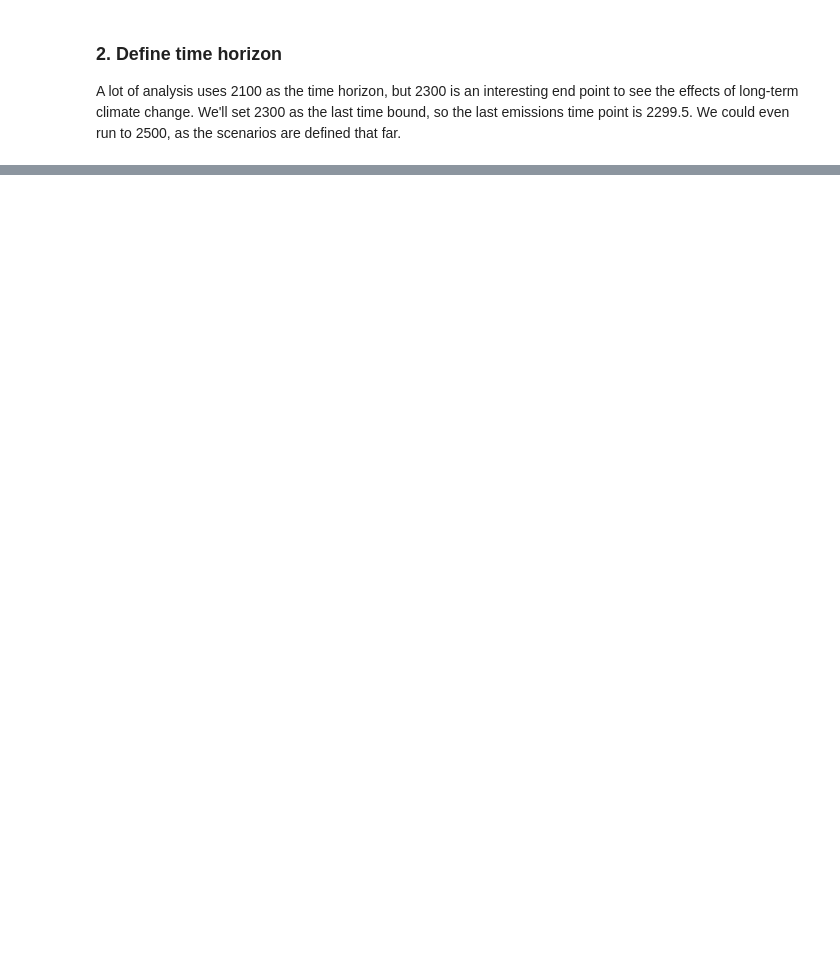
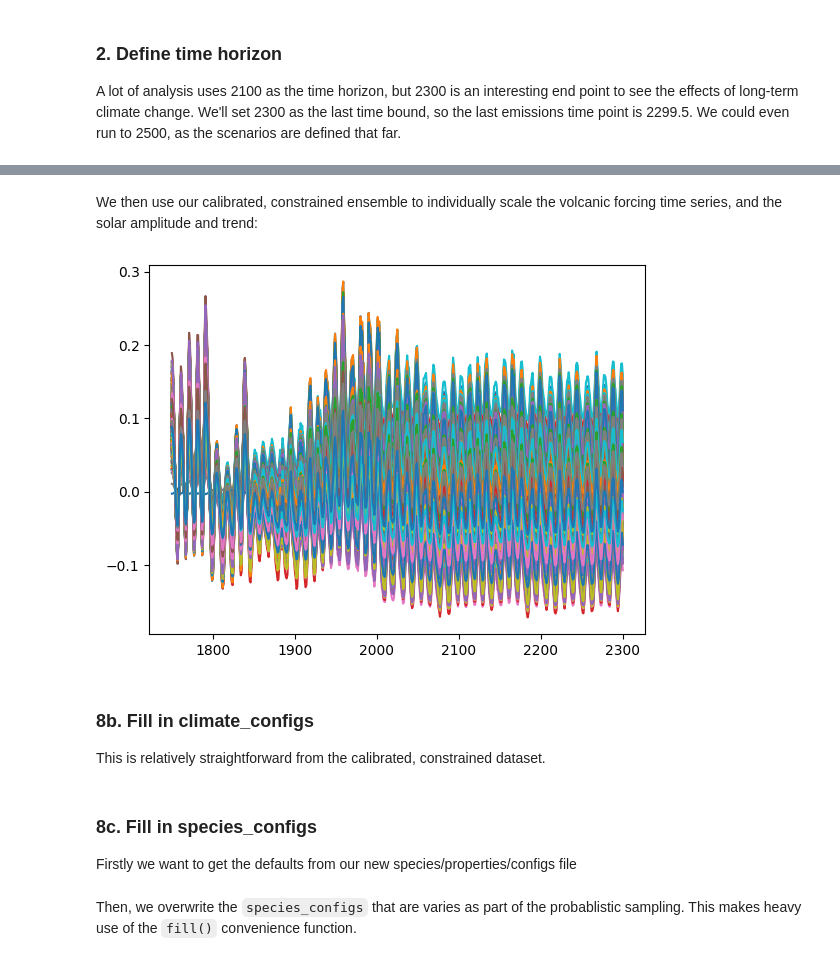
Before and after one commit to OMS-NetZero/FAIR, a Jupyter notebook: examples/calibrated_constrained_ensemble.ipynb, the cells around one changed output, grey strips where cells are left out. Cells and saved outputs as stored; diff of their text form; code cells hidden in the pictures; blank space fills up the shorter version.

Commit message:
add calibrated example

```diff
--- a/examples/calibrated_constrained_ensemble.ipynb
+++ b/examples/calibrated_constrained_ensemble.ipynb
@@ -81,0 +152,42 @@ scenarios = [
+# %%
+rcmip_emissions_file = pooch.retrieve(
+    url="doi:10.5281/zenodo.4589756/rcmip-emissions-annual-means-v5-1-0.csv",
+    known_hash="md5:4044106f55ca65b094670e7577eaf9b3",
+)
+df_emis = pd.read_csv(rcmip_emissions_file)
+gfed_sectors = [
+    "Emissions|NOx|MAGICC AFOLU|Agricultural Waste Burning",
+    "Emissions|NOx|MAGICC AFOLU|Forest Burning",
+    "Emissions|NOx|MAGICC AFOLU|Grassland Burning",
+    "Emissions|NOx|MAGICC AFOLU|Peat Burning",
+]
+for scenario in scenarios:
+    f.emissions.loc[dict(specie="NOx", scenario=scenario)] = (
+        df_emis.loc[
+            (df_emis["Scenario"] == scenario)
+            & (df_emis["Region"] == "World")
+            & (df_emis["Variable"].isin(gfed_sectors)),
+            "1750":"2300",
+        ]
+        .interpolate(axis=1)
+        .values.squeeze()
+        .sum(axis=0)
+        * 46.006
+        / 30.006
+        + df_emis.loc[
+            (df_emis["Scenario"] == scenario)
+            & (df_emis["Region"] == "World")
+            & (df_emis["Variable"] == "Emissions|NOx|MAGICC AFOLU|Agriculture"),
+            "1750":"2300",
+        ]
+        .interpolate(axis=1)
+        .values.squeeze()
+        + df_emis.loc[
+            (df_emis["Scenario"] == scenario)
+            & (df_emis["Region"] == "World")
+            & (df_emis["Variable"] == "Emissions|NOx|MAGICC Fossil and Industrial"),
+            "1750":"2300",
+        ]
+        .interpolate(axis=1)
+        .values.squeeze()
+    )[:550, None]
@@ -81,0 +229,2 @@ scenarios = [
+# %% [markdown]
+We then use our calibrated, constrained ensemble to individually scale the volcanic forcing time series, and the solar amplitude and trend:
@@ -81,0 +243,8 @@ scenarios = [
+# %%
+pl.plot(f.timebounds, f.forcing.loc[dict(specie="Solar", scenario="ssp245")]);
+# %% [output]
+[figure, added]
+# %% [markdown]
+### 8b. Fill in climate_configs
+
+This is relatively straightforward from the calibrated, constrained dataset.
@@ -81,0 +265,4 @@ scenarios = [
+# %% [markdown]
+### 8c. Fill in species_configs
+
+Firstly we want to get the defaults from our new species/properties/configs file
@@ -81,0 +271,2 @@ scenarios = [
+# %% [markdown]
+Then, we overwrite the `species_configs` that are varies as part of the probablistic sampling. This makes heavy use of the `fill()` convenience function.
```
Also changed, not shown: parts of 47 cells of this notebook.
